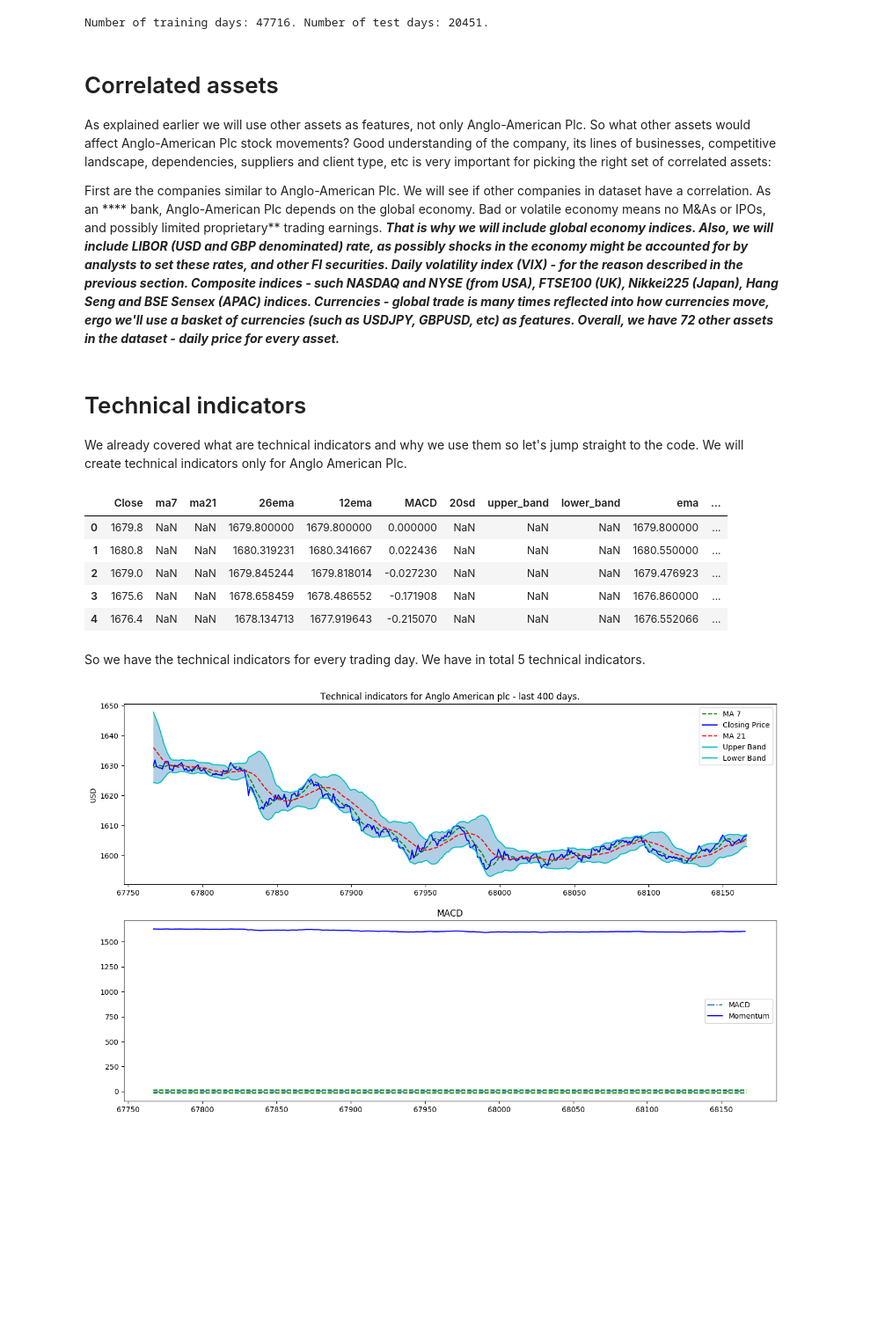
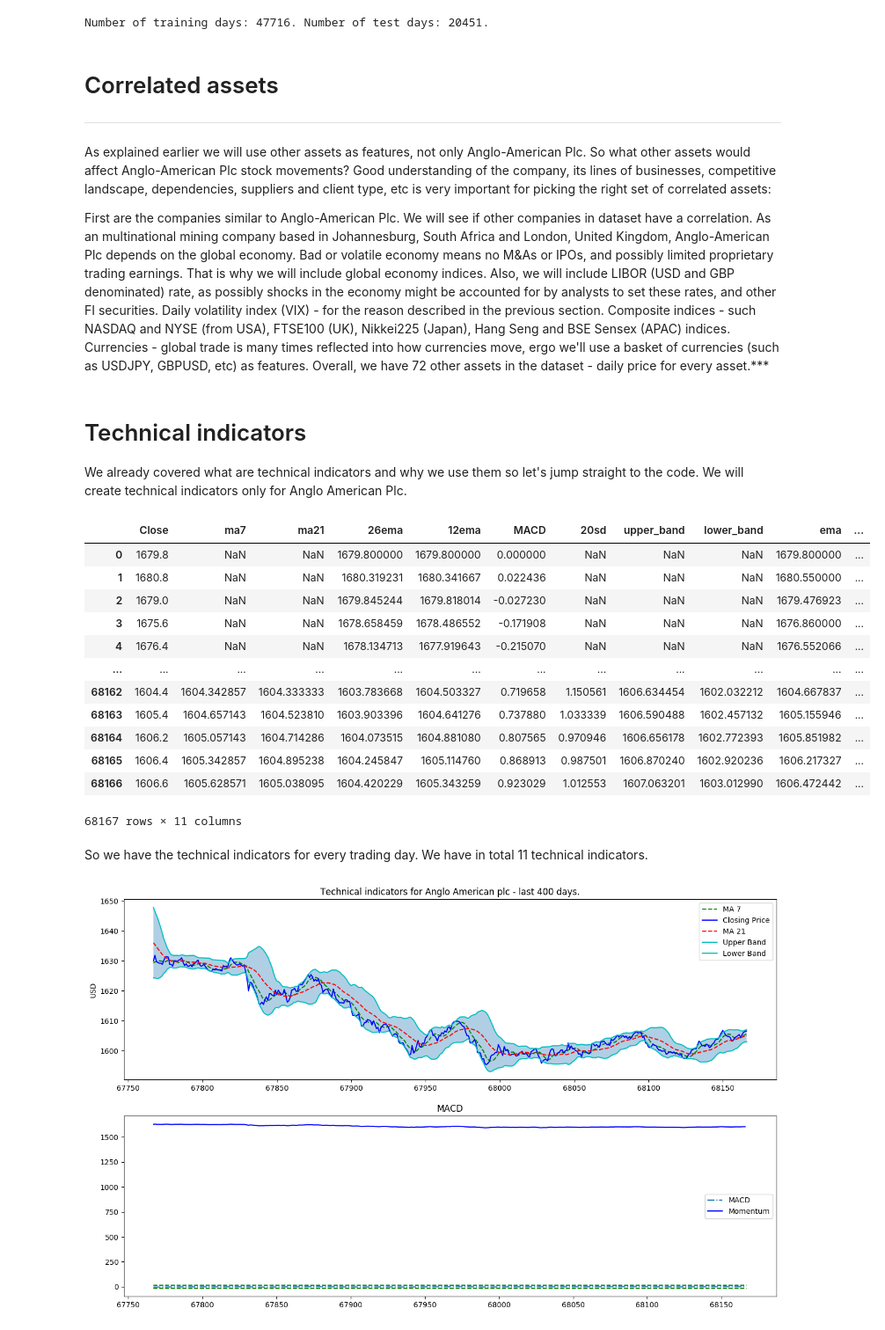
Before and after one commit to anjali88/Basic-ML-, a Jupyter notebook: TradingHFT_1.ipynb, the cells around one changed output. Shown at 88% size. Cells and saved outputs as stored; diff of their text form; code cells hidden in the pictures; blank space fills up the shorter version.

```diff
--- a/TradingHFT_1.ipynb
+++ b/TradingHFT_1.ipynb
@@ -106,7 +103,3 @@ Go to this URL in a browser: https://accounts.google.com/o/oauth2/auth?client_id
 Enter your authorization code:
 ··········
 Mounted at /content/drive
-# %%
-#upload datasetdex
-from google.colab import files
-uploaded = files.upload()
@@ -130,6 +107,7 @@ df.head()
 The purpose of this section is to show the data preprocessing and to give rationale for using different sources of data, hence I will only use a subset of the full data (that is used for training).
 # %%
 import io
+sheets= pd.ExcelFile(io.BytesIO(uploaded['data_second.xlsx'])).sheet_names
 dataset_ex_df = pd.read_excel(io.BytesIO(uploaded['data_second.xlsx']), sheet_name=sheets[0])
 # Dataset is now stored in a Pandas Dataframe
 #print the head
@@ -177,11 +155,15 @@ print('Number of training days: {}. Number of test days: {}.'.format(num_trainin
 Number of training days: 47716. Number of test days: 20451.
 # %% [markdown]
 # Correlated assets
+
+---
+
+
 As explained earlier we will use other assets as features, not only Anglo-American Plc.
 So what other assets would affect Anglo-American Plc stock movements? Good understanding of the company, its lines of businesses, competitive landscape, dependencies, suppliers and client type, etc is very important for picking the right set of correlated assets:
 
 First are the companies similar to Anglo-American Plc. We will see if other companies in dataset have a correlation.
-As an **** bank, Anglo-American Plc depends on the global economy. Bad or volatile economy means no M&As or IPOs, and possibly limited proprietary** trading earnings. ***That is why we will include global economy indices. Also, we will include LIBOR (USD and GBP denominated) rate, as possibly shocks in the economy might be accounted for by analysts to set these rates, and other FI securities.
+As an multinational mining company based in Johannesburg, South Africa and London, United Kingdom, Anglo-American Plc depends on the global economy. Bad or volatile economy means no M&As or IPOs, and possibly limited proprietary trading earnings. That is why we will include global economy indices. Also, we will include LIBOR (USD and GBP denominated) rate, as possibly shocks in the economy might be accounted for by analysts to set these rates, and other FI securities.
 Daily volatility index (VIX) - for the reason described in the previous section.
 Composite indices - such NASDAQ and NYSE (from USA), FTSE100 (UK), Nikkei225 (Japan), Hang Seng and BSE Sensex (APAC) indices.
 Currencies - global trade is many times reflected into how currencies move, ergo we'll use a basket of currencies (such as USDJPY, GBPUSD, etc) as features.
@@ -218,16 +200,23 @@ def get_technical_indicators(dataset):
     return dataset
 # %%
 dataset_TI_df = get_technical_indicators(dataset_ex_df[['Close']])
-dataset_TI_df.head()
+dataset_TI_df
 # %% [output]
 |  | Close | ma7 | ma21 | 26ema | 12ema | MACD | 20sd | upper_band | lower_band | ema | ... |
 | 0 | 1679.8 | NaN | NaN | 1679.800000 | 1679.800000 | 0.000000 | NaN | NaN | NaN | 1679.800000 | ... |
 | 1 | 1680.8 | NaN | NaN | 1680.319231 | 1680.341667 | 0.022436 | NaN | NaN | NaN | 1680.550000 | ... |
 | 2 | 1679.0 | NaN | NaN | 1679.845244 | 1679.818014 | -0.027230 | NaN | NaN | NaN | 1679.476923 | ... |
 | 3 | 1675.6 | NaN | NaN | 1678.658459 | 1678.486552 | -0.171908 | NaN | NaN | NaN | 1676.860000 | ... |
 | 4 | 1676.4 | NaN | NaN | 1678.134713 | 1677.919643 | -0.215070 | NaN | NaN | NaN | 1676.552066 | ... |
+| ... | ... | ... | ... | ... | ... | ... | ... | ... | ... | ... | ... |
+| 68162 | 1604.4 | 1604.342857 | 1604.333333 | 1603.783668 | 1604.503327 | 0.719658 | 1.150561 | 1606.634454 | 1602.032212 | 1604.667837 | ... |
+| 68163 | 1605.4 | 1604.657143 | 1604.523810 | 1603.903396 | 1604.641276 | 0.737880 | 1.033339 | 1606.590488 | 1602.457132 | 1605.155946 | ... |
+| 68164 | 1606.2 | 1605.057143 | 1604.714286 | 1604.073515 | 1604.881080 | 0.807565 | 0.970946 | 1606.656178 | 1602.772393 | 1605.851982 | ... |
+| 68165 | 1606.4 | 1605.342857 | 1604.895238 | 1604.245847 | 1605.114760 | 0.868913 | 0.987501 | 1606.870240 | 1602.920236 | 1606.217327 | ... |
+| 68166 | 1606.6 | 1605.628571 | 1605.038095 | 1604.420229 | 1605.343259 | 0.923029 | 1.012553 | 1607.063201 | 1603.012990 | 1606.472442 | ... |
+68167 rows × 11 columns
 # %% [markdown]
-So we have the technical indicators for every trading day. We have in total 5 technical indicators.
+So we have the technical indicators for every trading day. We have in total 11 technical indicators.
 # %%
 # Let's visualize the last 400 days of these indicators.
 def plot_technical_indicators(dataset, last_days):
```
Also changed, not shown: parts of 14 cells of this notebook.
